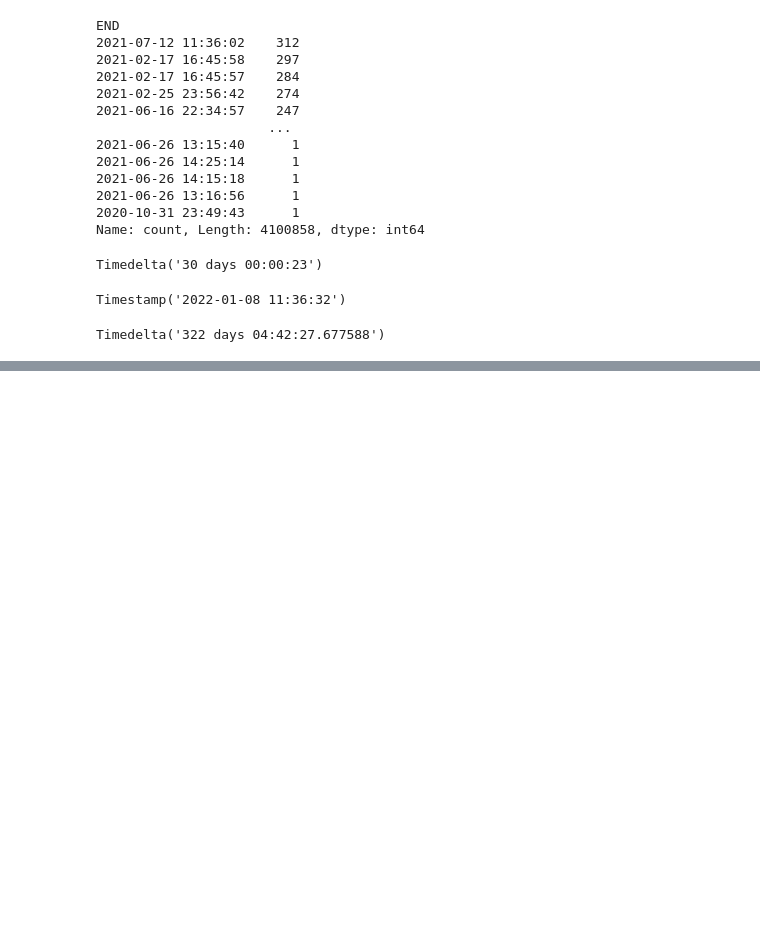
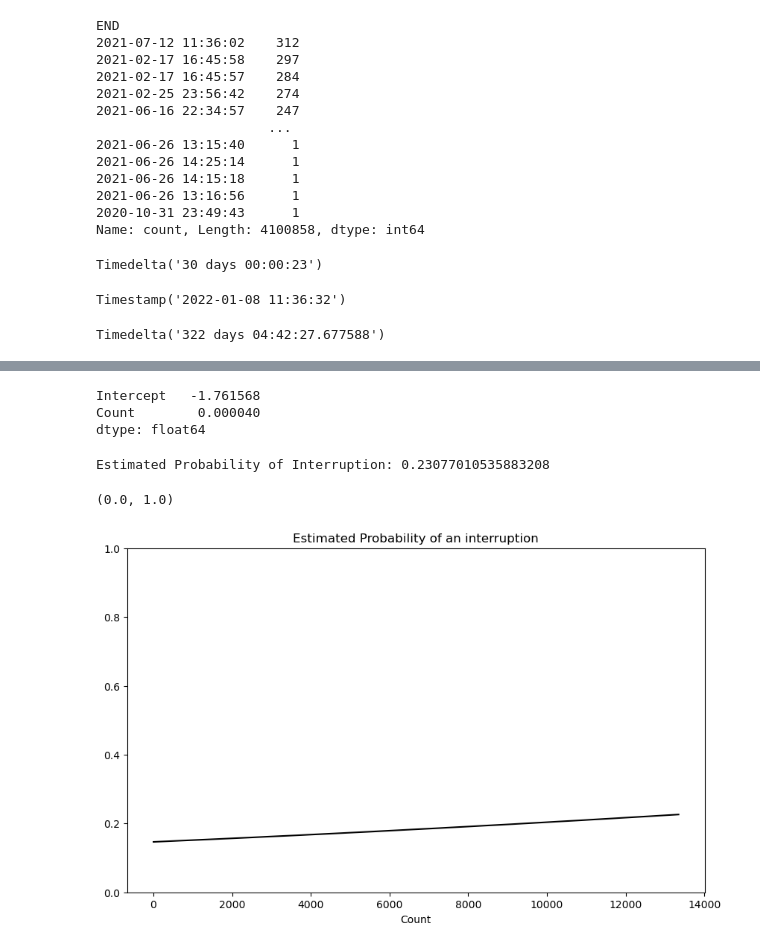
Before and after one commit to nss-data-science-cohort-8/accre-green-bean-casserole, a Jupyter notebook: notebooks/DataIntroduction.ipynb, the cells around one changed output, grey strips where cells are left out. Drawn from its saved outputs; the diff is of its cells as text; code cells hidden in the pictures; blank space fills up the shorter version.

```diff
--- a/notebooks/DataIntroduction.ipynb
+++ b/notebooks/DataIntroduction.ipynb
@@ -485,0 +499,7 @@ jobs['end_day_hour'] =
+# %%
+# made new column to group the completions by
+jobs['end_day_hour'] = jobs['END'].dt.strftime('%Y-%m-%d %H')
+# made new column to group the completions by
+error_list_hour = [x.strftime('%Y-%m-%d %H') for x in all_errors]
+error_list_hour = set(error_list_hour)
+error_list_hour
@@ -485,0 +524,10 @@ jobs['end_day_hour'] =
+# %%
+day_hour = jobs.groupby('end_day_hour').count()
+
+
+date_hour = pd.DataFrame({
+    'Count': jobs.groupby('end_day_hour').size()
+}).reset_index()
+date_hour.head()
+
+date_hour['had_error'] = date_hour['end_day_hour'].isin(error_list_hour)
@@ -485,0 +539,4 @@ jobs['end_day_hour'] =
+# %%
+date_hour
+date_hour['had_error'] = date_hour['had_error'].astype(int)
+date_hour.describe()
@@ -485,0 +553,3 @@ jobs['end_day_hour'] =
+# %%
+count_interr_logfit = smf.logit("had_error ~ Count",
+                          data = date_hour).fit()
@@ -485,0 +574,41 @@ jobs['end_day_hour'] =
+# %%
+count_interr_logfit.params
+# %% [output]
+Intercept   -1.761568
+Count        0.000040
+dtype: float64
+# %%
+def logistic(x):
+    return 1 / (1 + np.exp(-x))
+
+
+count = 14000
+
+logit_p = count_interr_logfit.params['Intercept'] + count_interr_logfit.params['Count']*count
+
+print(f'Estimated Probability of Interruption: {logistic(logit_p)}')
+
+#logistic(-5.52 * (10 ** -6))
+#logistic(8.52 * (10 ** -5))
+# %% [output]
+Estimated Probability of Interruption: 0.23077010535883208
+# %%
+fit_df = pd.DataFrame({
+    'Count': np.linspace(start = date_hour['Count'].min(),
+                            stop = date_hour['Count'].max(),
+                            num = 200)
+})
+
+fit_df['fit'] = count_interr_logfit.predict(fit_df)
+
+fit_df.plot(x = 'Count',
+             y = 'fit',
+             legend = False,
+             figsize = (10,6),
+             color = 'black',
+            title = 'Estimated Probability of an interruption');
+
+plt.ylim(0, 1)
+# %% [output]
+(0.0, 1.0)
+[figure, added]
```
Also changed, not shown: parts of 41 cells of this notebook.
